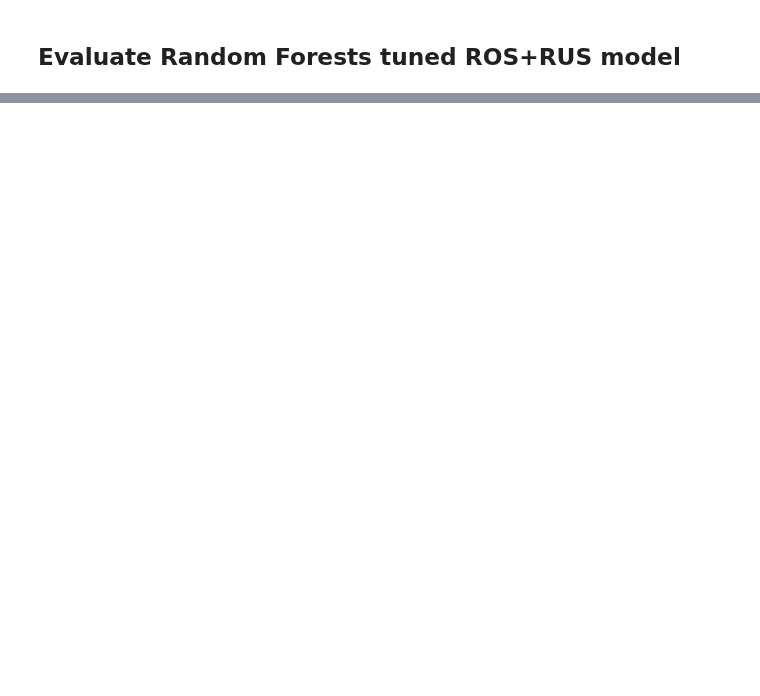
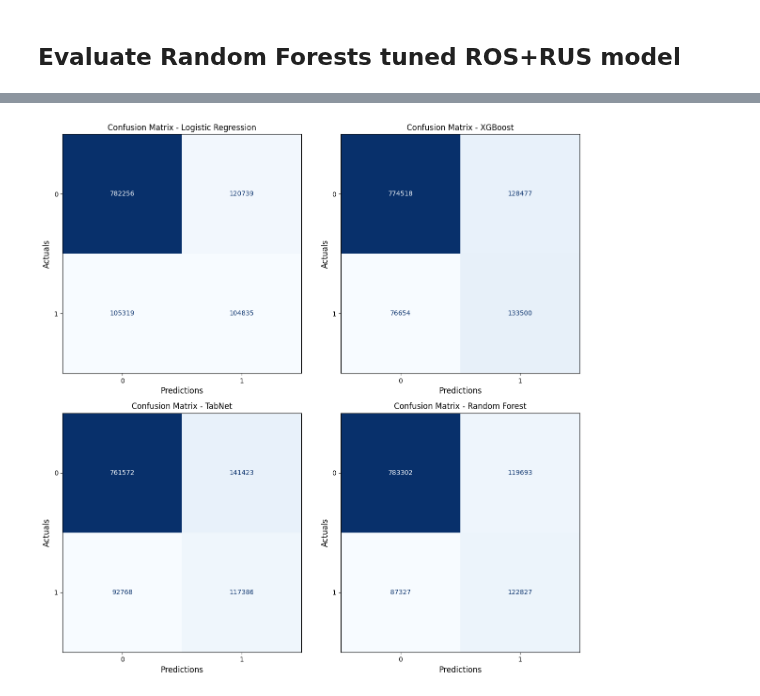
Before and after one commit to rvloenhout/DSS_Master_Thesis, a Jupyter notebook: _3. Evaluation/3. ROS+RUS_eval.ipynb, the cells around one changed output, grey strips where cells are left out. Drawn from its saved outputs; the diff is of its cells as text; code cells hidden in the pictures; blank space fills up the shorter version.

```diff
--- a/_3. Evaluation/3. ROS+RUS_eval.ipynb
+++ b/_3. Evaluation/3. ROS+RUS_eval.ipynb
@@ -34,5 +81,16 @@ Precision Score:  0.465
 [figure]
 # %% [markdown]
 ## Evaluate XGBoost tuned ROS+RUS model
+# %%
+xgb_class_tuned_rosrus = joblib.load(path_model + "XGBoost_tuned_ROSRUS.joblib")
+cm_robust_xgb = np.zeros((2,2)).astype(int)
+
+for X_t, y_t in zip(X_tests, y_tests):
+    y_pred = xgb_class_tuned_rosrus.predict(X_t)
+    y_pred_prob = xgb_class_tuned_rosrus.predict_proba(X_t)[:, 1]
+    cm_robust_xgb += confusion_matrix(y_t, y_pred)
+    evaluation_robustness(y_t, xgb_class_tuned_rosrus, y_pred, y_pred_prob, model_results)
+
+cm_robust_xgb //= 5
 # %%
 xgb_class_tuned_rosrus = joblib.load(path_model + "XGBoost_tuned_ROSRUS.joblib")
@@ -49,6 +117,18 @@ Precision Score:  0.51
 [figure]
 # %% [markdown]
 ## Evaluate TabNet tuned ROS+RUS model
+# %%
+tabnet_tuned_rosrus = torch.load(path_model + "TabNet_tuned_ROSRUS.pt", map_location=torch.device('cpu'))
+tabnet_tuned_rosrus.device = "cpu"
+cm_robust_tabnet = np.zeros((2,2)).astype(int)
+
+for X_t, y_t in zip(X_tests, y_tests):
+    y_pred = tabnet_tuned_rosrus.predict(X_t.values)
+    y_pred_prob = tabnet_tuned_rosrus.predict_proba(X_t.values)[:, 1]
+    cm_robust_tabnet += confusion_matrix(y_t, y_pred)
+    evaluation_robustness(y_t, tabnet_tuned_rosrus, y_pred, y_pred_prob, model_results)
+
+cm_robust_tabnet //= 5
 # %%
 tabnet_tuned_rosrus = torch.load(path_model + "TabNet_tuned_ROSRUS.pt", map_location=torch.device('cpu'))
 tabnet_tuned_rosrus.device = "cpu"
@@ -98 +213,5 @@ auroc_curve(y_test, y_pred_prob_logreg_tuned_rosrus, y_pred_prob_xgb_tuned_rosru
 <Figure size 1400x1200 with 0 Axes>
+# %%
+complete_confusion_matrix_robust([cm_robust_logreg, cm_robust_xgb, cm_robust_tabnet, cm_robust_rf], ['Logistic Regression', 'XGBoost', 'TabNet', 'Random Forest'])
+# %% [output]
+[figure, added]
```
Also changed, not shown: parts of 17 cells of this notebook, 12 other files.
